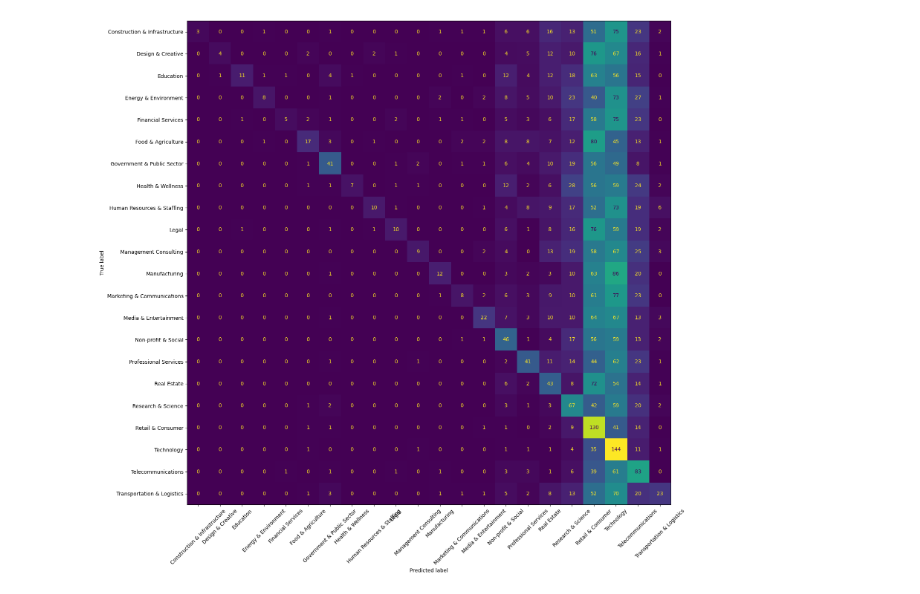
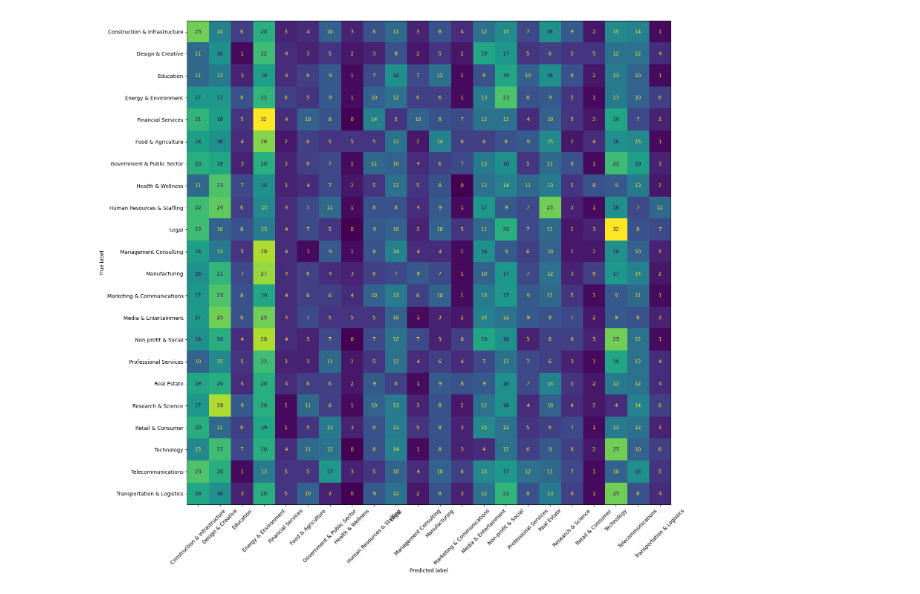
Before and after one commit to akassa01/logo-classifier, a Jupyter notebook: model/classifier.ipynb, the cells around one changed output. Saved outputs shown, nothing was run; the diff lists cells and outputs as text; code cells hidden in the pictures.

Commit message:
feat<classifier>: basic pipeline with saved weights, train/test split, and top k accuracy

```diff
--- a/model/classifier.ipynb
+++ b/model/classifier.ipynb
@@ -57,23 +87,20 @@ logos.head()
 # %%
-label_to_idx = {label: i for i, label in enumerate(sorted(logos['sector'].unique()))}
-image_paths = ('../data/academic/' + logos['domain'] + '.png').values
-labels = logos['sector'].map(label_to_idx).values
-
-def load_image(path, label):
-    img = tf.io.read_file(path)
-    img = tf.image.decode_png(img, channels=3)
-    img = tf.image.resize(img, [224, 224])
-    img = tf.cast(img, tf.float32)
-    return img, label
+n = len(image_paths)
+val_size = int(n * 0.2)
 
 dataset = tf.data.Dataset.from_tensor_slices((image_paths, labels))
-dataset = dataset.map(load_image).batch(32)
+dataset = dataset.shuffle(buffer_size=n, seed=42)
+
+val_dataset = dataset.take(val_size).map(load_image).batch(32).prefetch(tf.data.AUTOTUNE)
+train_dataset = dataset.skip(val_size).map(load_image).batch(32).prefetch(tf.data.AUTOTUNE)
 
 model.compile(
     optimizer=keras.optimizers.Adam(learning_rate=1e-3),
     loss='sparse_categorical_crossentropy',
-    metrics=['accuracy']
+    metrics=['accuracy', tf.keras.metrics.SparseTopKCategoricalAccuracy(
+    k=3, name='sparse_top_k_categorical_accuracy', dtype=None
+)]
 )
-model.cfit(dataset, epochs=10)
+model.fit(train_dataset, validation_data=val_dataset, epochs=10, callbacks=callbacks)
 # %% [output]
 Epoch 1/10
@@ -102,14 +128,13 @@ import numpy as np
 import matplotlib.pyplot as plt
 from sklearn.metrics import confusion_matrix, ConfusionMatrixDisplay
 
-# Get predictions
-preds = model.predict(dataset).argmax(axis=1)
-true_labels = labels  # your existing labels array
+# Get predictions AND true labels from val_dataset
+true_labels = np.concatenate([y.numpy() for _, y in val_dataset])
+preds = model.predict(val_dataset).argmax(axis=1)
 
 # Create and plot
 cm = confusion_matrix(true_labels, preds)
 disp = ConfusionMatrixDisplay(cm, display_labels=list(label_to_idx.keys()))
-
 fig, ax = plt.subplots(figsize=(16, 16))
 disp.plot(ax=ax, xticks_rotation=45, colorbar=False)
 plt.tight_layout()
@@ -119 +145 @@ plt.show()
-[figure, old version]
+[figure, new version]
```
Also changed, not shown: parts of 7 cells of this notebook, 2 other files.
